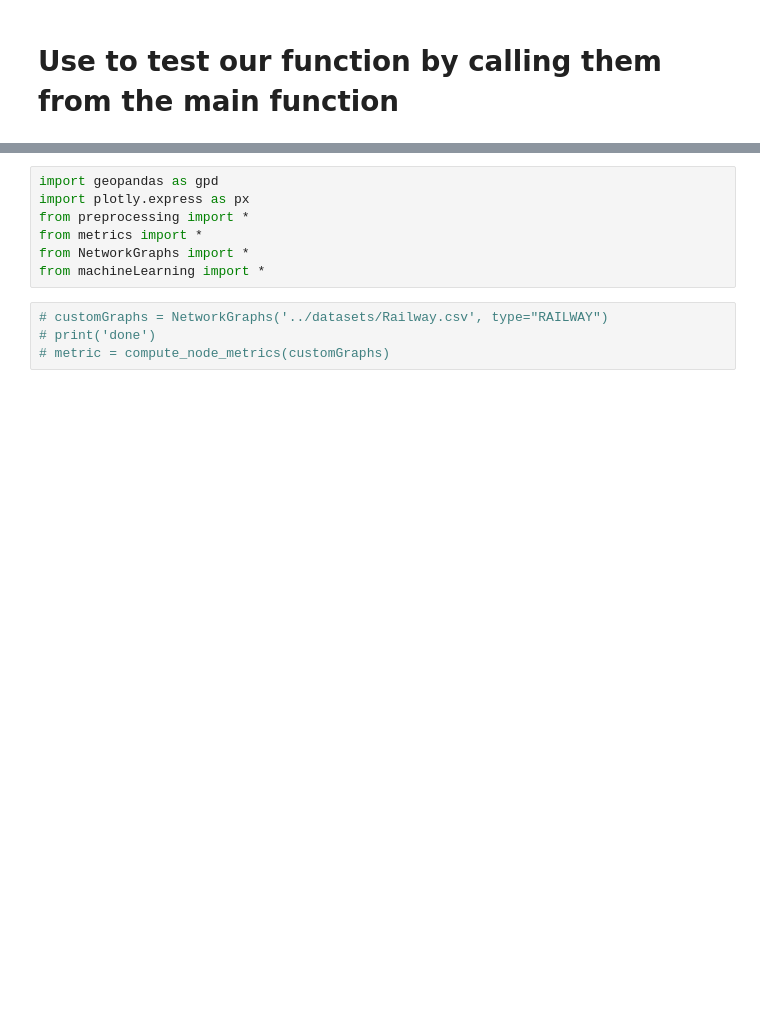
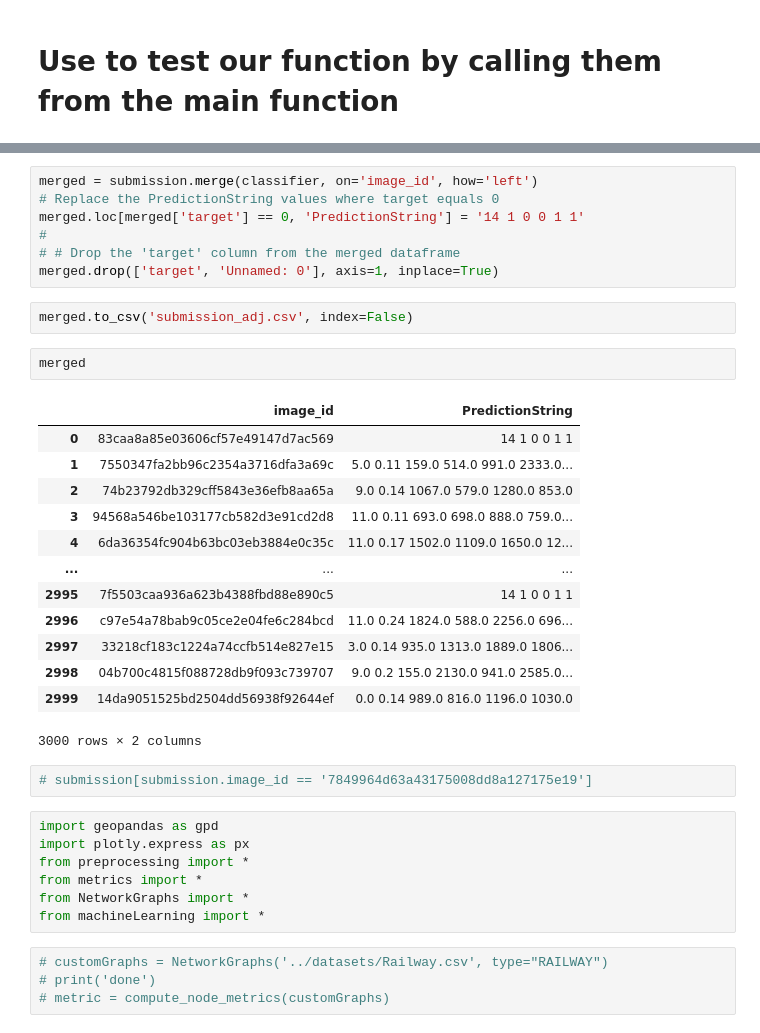
Before and after one commit to airscholar/AlphaTeam, a Jupyter notebook: src/test.ipynb, the cells around one changed output, grey strips where cells are left out. Saved outputs shown, nothing was run; the diff lists cells and outputs as text; blank space fills up the shorter version.

```diff
--- a/src/test.ipynb
+++ b/src/test.ipynb
@@ -27,3 +40,30 @@
+# %%
+merged = submission.merge(classifier, on='image_id', how='left')
+# Replace the PredictionString values where target equals 0
+merged.loc[merged['target'] == 0, 'PredictionString'] = '14 1 0 0 1 1'
+#
+# # Drop the 'target' column from the merged dataframe
+merged.drop(['target', 'Unnamed: 0'], axis=1, inplace=True)
+# %%
+merged.to_csv('submission_adj.csv', index=False)
+# %%
+merged
+# %% [output]
+|  | image_id | PredictionString |
+| 0 | 83caa8a85e03606cf57e49147d7ac569 | 14 1 0 0 1 1 |
+| 1 | 7550347fa2bb96c2354a3716dfa3a69c | 5.0 0.11 159.0 514.0 991.0 2333.0... |
+| 2 | 74b23792db329cff5843e36efb8aa65a | 9.0 0.14 1067.0 579.0 1280.0 853.0 |
+| 3 | 94568a546be103177cb582d3e91cd2d8 | 11.0 0.11 693.0 698.0 888.0 759.0... |
+| 4 | 6da36354fc904b63bc03eb3884e0c35c | 11.0 0.17 1502.0 1109.0 1650.0 12... |
+| ... | ... | ... |
+| 2995 | 7f5503caa936a623b4388fbd88e890c5 | 14 1 0 0 1 1 |
+| 2996 | c97e54a78bab9c05ce2e04fe6c284bcd | 11.0 0.24 1824.0 588.0 2256.0 696... |
+| 2997 | 33218cf183c1224a74ccfb514e827e15 | 3.0 0.14 935.0 1313.0 1889.0 1806... |
+| 2998 | 04b700c4815f088728db9f093c739707 | 9.0 0.2 155.0 2130.0 941.0 2585.0... |
+| 2999 | 14da9051525bd2504dd56938f92644ef | 0.0 0.14 989.0 816.0 1196.0 1030.0 |
+3000 rows × 2 columns
+# %%
+# submission[submission.image_id == '7849964d63a43175008dd8a127175e19']
 # %%
 import geopandas as gpd
 import plotly.express as px
```
Also changed, not shown: parts of 5 cells of this notebook, 2 other files.
